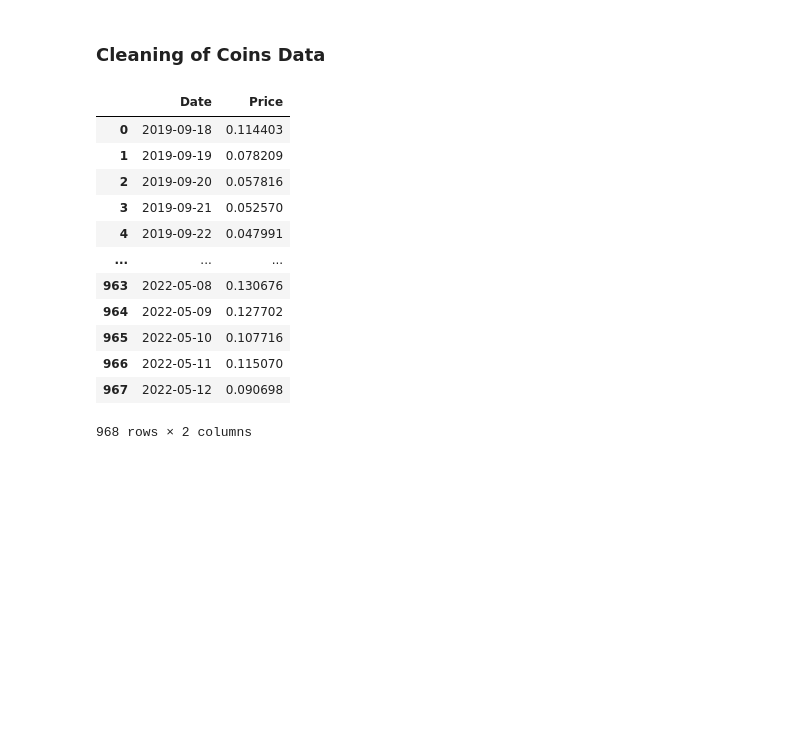
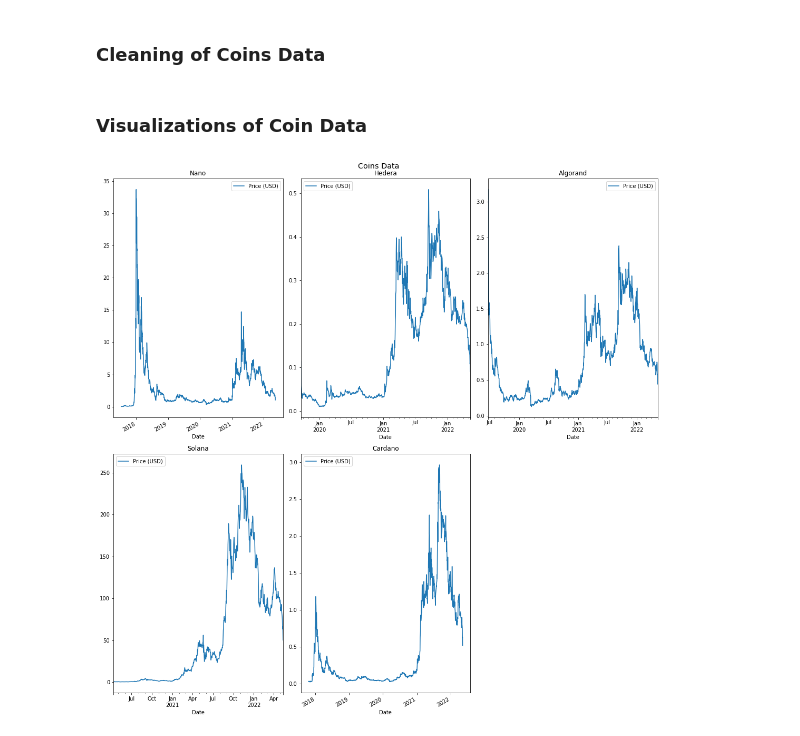
Before and after one commit to taylor-giles-sbu/CSE551-Final-Project, a Jupyter notebook: final-project-data.ipynb, the cells around one changed output. Drawn from its saved outputs; the diff is of its cells as text; code cells hidden in the pictures; blank space fills up the shorter version.

```diff
--- a/final-project-data.ipynb
+++ b/final-project-data.ipynb
@@ -80,6 +86,12 @@ algo_pricing = pd.read_csv("raw/algo_pricing.csv")
 sol_pricing = pd.read_csv("raw/sol_pricing.csv")
 hbar_pricing = pd.read_csv("raw/hbar_pricing.csv")
 
+# Set names
+xno_pricing.name="Nano"
+ada_pricing.name="Cardano"
+algo_pricing.name="Algorand"
+sol_pricing.name="Solana"
+hbar_pricing.name="Hedera"
 coins_dfs = [xno_pricing, ada_pricing, algo_pricing, sol_pricing, hbar_pricing]
 
 # Clean each dataframe
@@ -89,23 +101,20 @@ for index, df in enumerate(coins_dfs):
         str(row["snapped_at"]).strip(), "%Y-%m-%d %H:%M:%S %Z"), axis=1)
 
     # Rename column
-    df["Price"] = df["price"]
+    df["Price (USD)"] = df["price"]
 
     # We are interested in price per coin, not market cap or volume
     df.drop(["snapped_at", "price", "market_cap", "total_volume"], axis=1, inplace=True)
-
-hbar_pricing
-# %% [output]
-|  | Date | Price |
-| 0 | 2019-09-18 | 0.114403 |
-| 1 | 2019-09-19 | 0.078209 |
-| 2 | 2019-09-20 | 0.057816 |
-| 3 | 2019-09-21 | 0.052570 |
-| 4 | 2019-09-22 | 0.047991 |
-| ... | ... | ... |
-| 963 | 2022-05-08 | 0.130676 |
-| 964 | 2022-05-09 | 0.127702 |
-| 965 | 2022-05-10 | 0.107716 |
-| 966 | 2022-05-11 | 0.115070 |
-| 967 | 2022-05-12 | 0.090698 |
-968 rows × 2 columns
+# %% [markdown]
+### Visualizations of Coin Data
+# %%
+# Visualizations of raw general data
+fig, axes = plt.subplots(2, 3, figsize=(15,15))
+plt.suptitle("Coins Data", size='x-large')
+for index, df in enumerate(coins_dfs):
+    df.plot(ax=axes[index % 2, index % 3], x="Date", y="Price (USD)", kind="line", title=df.name)
+axes[1, 2].set_visible(False)
+fig.tight_layout()
+plt.show()
+# %% [output]
+[figure, added]
```
Also changed, not shown: parts of 2 cells of this notebook.
